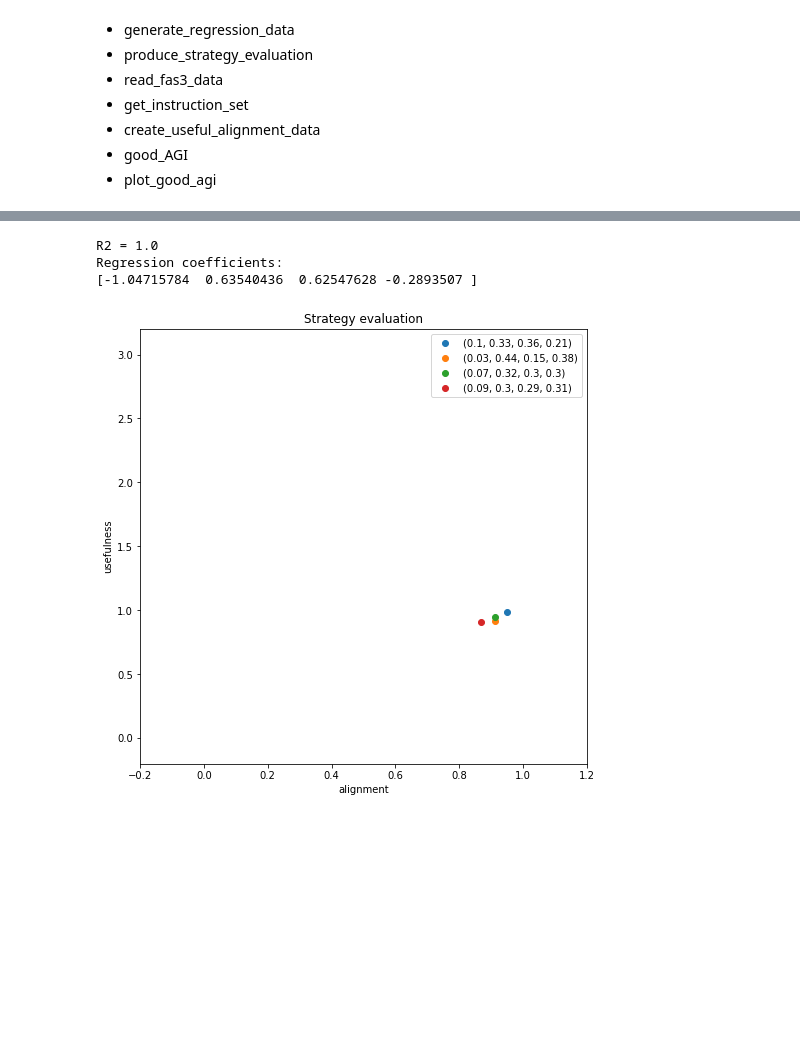
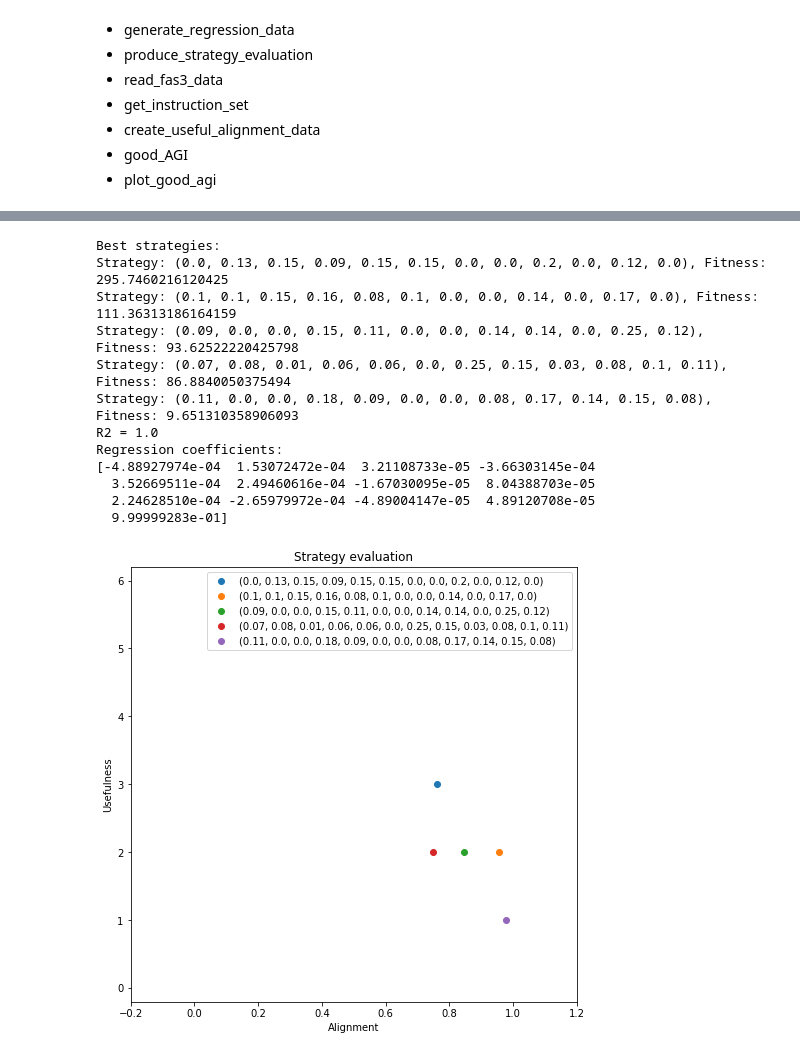
Before and after one commit to Tompolompo/AvidaAGI, a Jupyter notebook: AGIworkbook.ipynb, the cells around one changed output, grey strips where cells are left out. Saved outputs shown, nothing was run; the diff lists cells and outputs as text; code cells hidden in the pictures; blank space fills up the shorter version.

```diff
--- a/AGIworkbook.ipynb
+++ b/AGIworkbook.ipynb
@@ -289,10 +289,10 @@ def compare_strategies(M=[0,1,2], N=[0,0,0], run_name="run"):
         plot_strategy_data(m, n, axs[i], run_name=run_name)
 # %%
 def phi_c(phi_h, phi_agi):
-    return phi_h*1/(np.abs(np.log(phi_h/phi_agi))+1)
+    return phi_h*1/(np.abs(np.log(phi_agi/phi_h))+1)
 
 def alignment(phi_h, phi_agi):
-    return 1/(np.abs(np.log(phi_h/phi_agi))+1)
+    return 1/(np.abs(np.log(phi_agi/phi_h))+1)
 # %%
 def compute_strategy_probabilities(update_data, scaling):
 
@@ -551,15 +567,24 @@ Best fitness per meta generation and the corresponding chromosomes
 # %%
 
 
 run_name = "cbuild/work/data/AGIdata/run"
-strategy_limit = 20
+strategy_limit = 5
 scaling = "prob"
 strategy_or_genome = "genome"
-produce_strategy_evaluation(run_name, strategy_limit, strategy_or_genome, scaling=scaling)
+data = produce_strategy_evaluation(run_name, strategy_limit, strategy_or_genome, scaling=scaling)
 # %% [output]
+Best strategies:
+Strategy: (0.0, 0.13, 0.15, 0.09, 0.15, 0.15, 0.0, 0.0, 0.2, 0.0, 0.12, 0.0), Fitness: 295.7460216120425
+Strategy: (0.1, 0.1, 0.15, 0.16, 0.08, 0.1, 0.0, 0.0, 0.14, 0.0, 0.17, 0.0), Fitness: 111.36313186164159
+Strategy: (0.09, 0.0, 0.0, 0.15, 0.11, 0.0, 0.0, 0.14, 0.14, 0.0, 0.25, 0.12), Fitness: 93.62522220425798
+Strategy: (0.07, 0.08, 0.01, 0.06, 0.06, 0.0, 0.25, 0.15, 0.03, 0.08, 0.1, 0.11), Fitness: 86.8840050375494
+Strategy: (0.11, 0.0, 0.0, 0.18, 0.09, 0.0, 0.0, 0.08, 0.17, 0.14, 0.15, 0.08), Fitness: 9.651310358906093
 R2 = 1.0
 Regression coefficients:
-[-1.04715784  0.63540436  0.62547628 -0.2893507 ]
+[-4.88927974e-04  1.53072472e-04  3.21108733e-05 -3.66303145e-04
+  3.52669511e-04  2.49460616e-04 -1.67030095e-05  8.04388703e-05
+  2.24628510e-04 -2.65979972e-04 -4.89004147e-05  4.89120708e-05
+  9.99999283e-01]
-[figure, old version]
+[figure, new version]
 # %%
 run_name = "cbuild/work/data/AGIdata/run"
```
Also changed, not shown: parts of 3 cells of this notebook.
